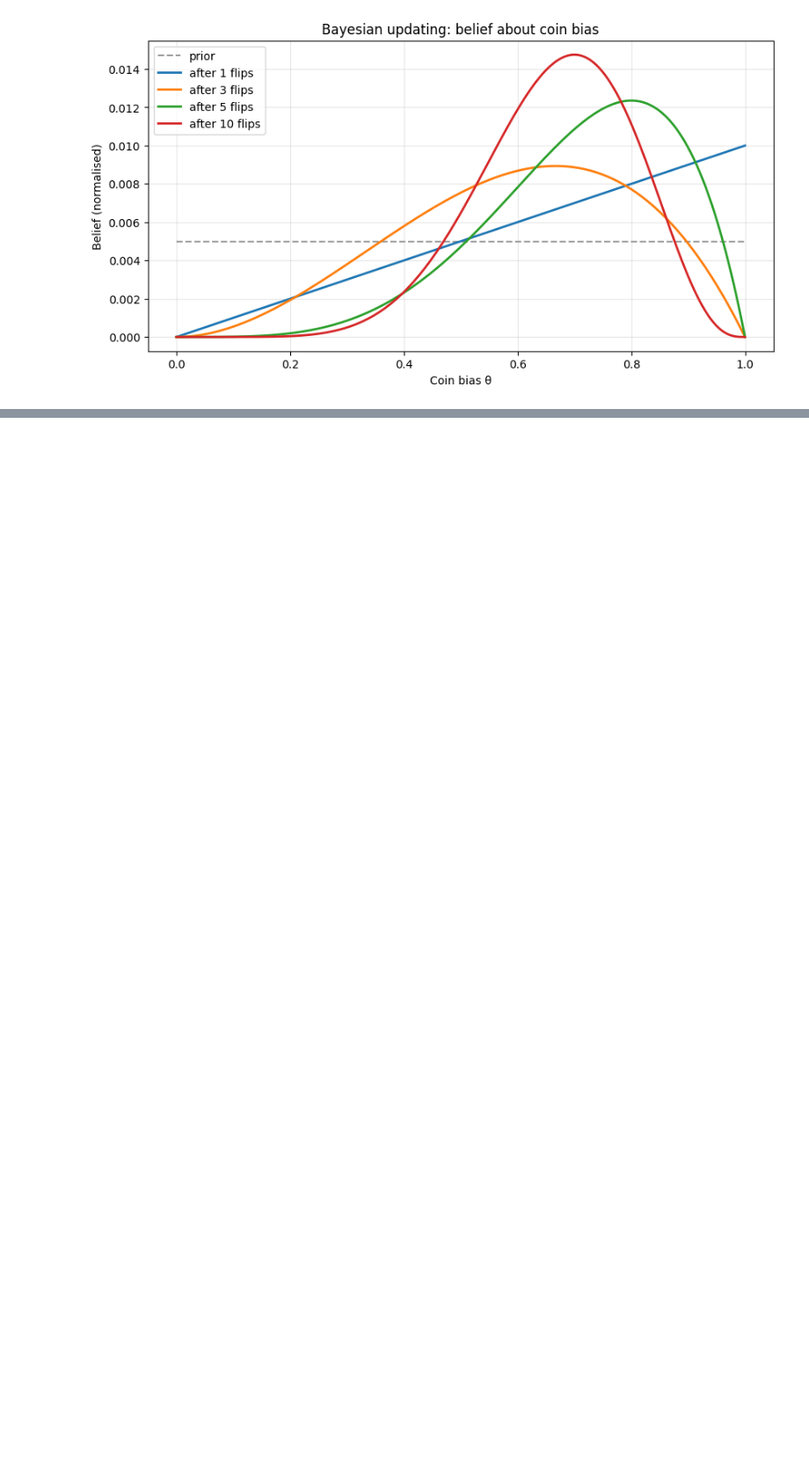
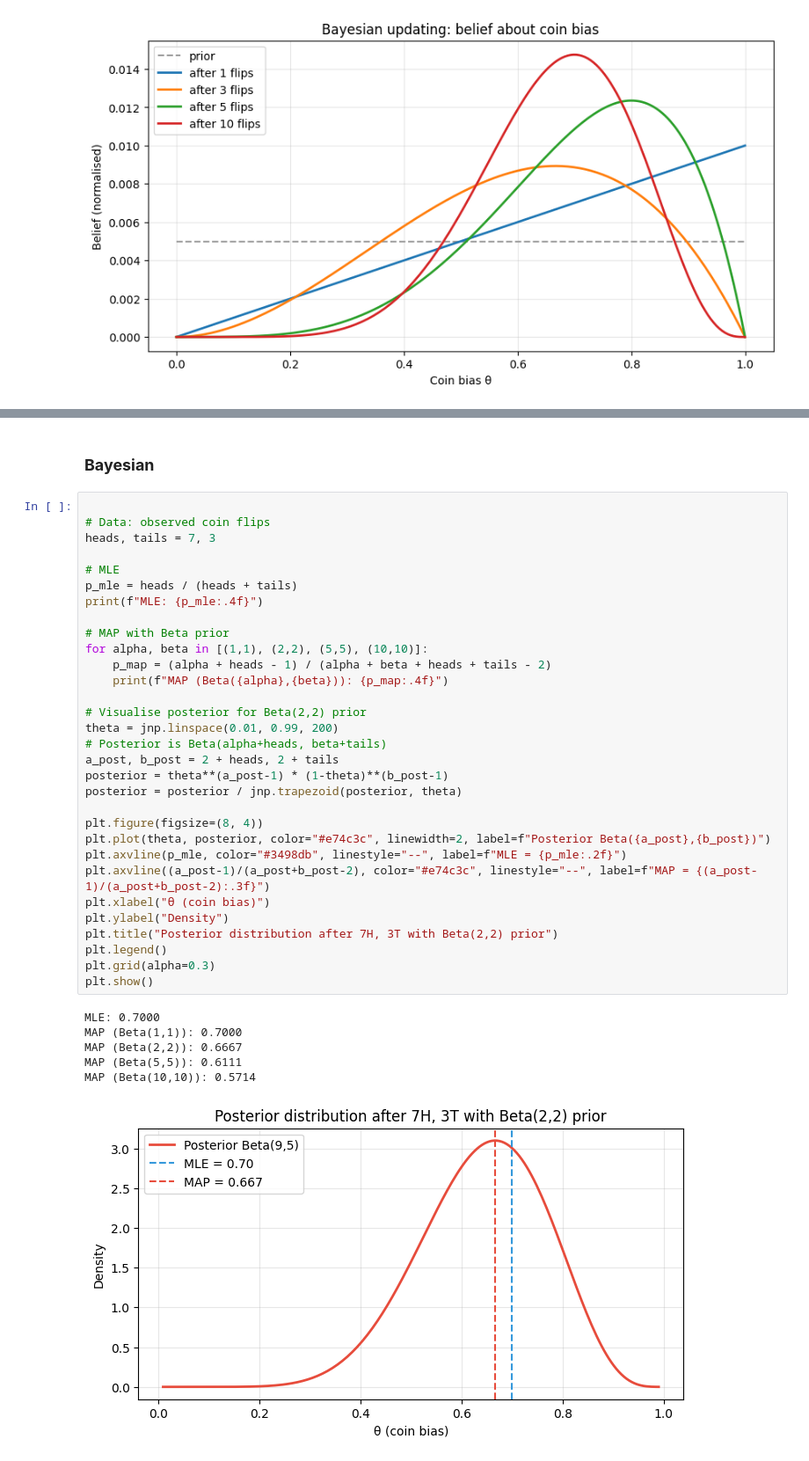
Before and after one commit to kahrees/the-compendium, a Jupyter notebook: Probability.ipynb, the cells around one changed output, grey strips where cells are left out. Shown at 88% size. Saved outputs shown, nothing was run; the diff lists cells and outputs as text; blank space fills up the shorter version.

```diff
--- a/Probability.ipynb
+++ b/Probability.ipynb
@@ -197,0 +274,40 @@ plt.show()
+# %% [markdown]
+### **Bayesian**
+# %%
+
+# Data: observed coin flips
+heads, tails = 7, 3
+
+# MLE
+p_mle = heads / (heads + tails)
+print(f"MLE: {p_mle:.4f}")
+
+# MAP with Beta prior
+for alpha, beta in [(1,1), (2,2), (5,5), (10,10)]:
+    p_map = (alpha + heads - 1) / (alpha + beta + heads + tails - 2)
+    print(f"MAP (Beta({alpha},{beta})): {p_map:.4f}")
+
+# Visualise posterior for Beta(2,2) prior
+theta = jnp.linspace(0.01, 0.99, 200)
+# Posterior is Beta(alpha+heads, beta+tails)
+a_post, b_post = 2 + heads, 2 + tails
+posterior = theta**(a_post-1) * (1-theta)**(b_post-1)
+posterior = posterior / jnp.trapezoid(posterior, theta)
+
+plt.figure(figsize=(8, 4))
+plt.plot(theta, posterior, color="#e74c3c", linewidth=2, label=f"Posterior Beta({a_post},{b_post})")
+plt.axvline(p_mle, color="#3498db", linestyle="--", label=f"MLE = {p_mle:.2f}")
+plt.axvline((a_post-1)/(a_post+b_post-2), color="#e74c3c", linestyle="--", label=f"MAP = {(a_post-1)/(a_post+b_post-2):.3f}")
+plt.xlabel("θ (coin bias)")
+plt.ylabel("Density")
+plt.title("Posterior distribution after 7H, 3T with Beta(2,2) prior")
+plt.legend()
+plt.grid(alpha=0.3)
+plt.show()
+# %% [output]
+MLE: 0.7000
+MAP (Beta(1,1)): 0.7000
+MAP (Beta(2,2)): 0.6667
+MAP (Beta(5,5)): 0.6111
+MAP (Beta(10,10)): 0.5714
+[figure, added]
```
Also changed, not shown: parts of 13 cells of this notebook.
